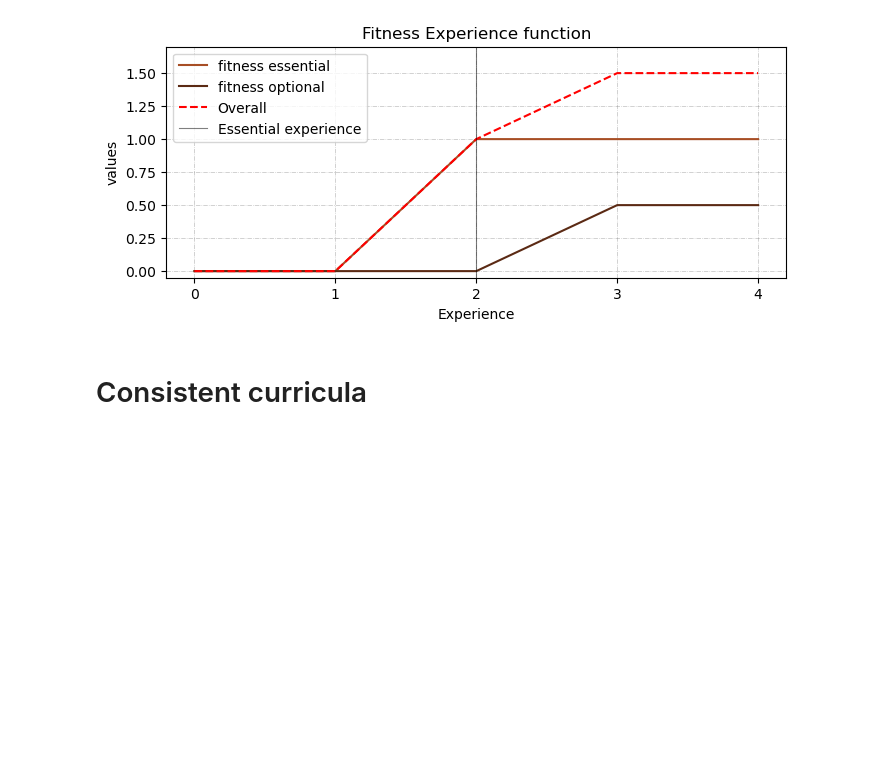
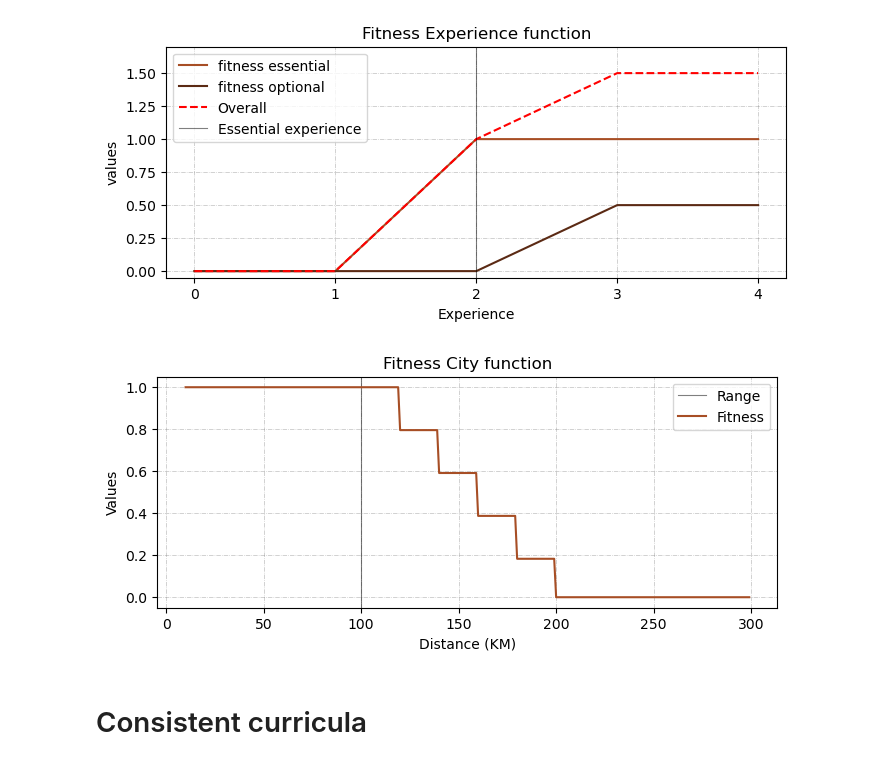
Before and after one commit to jacons/Interpretable-by-design-Human-Recommender, a Jupyter notebook: other_notebook/show_distribution.ipynb, the cells around one changed output. Cells and saved outputs as stored; diff of their text form; code cells hidden in the pictures; blank space fills up the shorter version.

Commit message:
re-arrange fitness classes

```diff
--- a/other_notebook/show_distribution.ipynb
+++ b/other_notebook/show_distribution.ipynb
@@ -167,6 +167,29 @@ axs.legend()
 plt.show()
 # %% [output]
 [figure]
+# %%
+    from Class_utils.FitnessClasses import FitnessCity
+
+fitness_city = FitnessCity(pd.read_csv("../sources/cities_distance.csv"))
+
+range_ = 100
+distances = [*range(10,300,1)]
+fitness = [fitness_city.distance_scoring(d, range_) for d in distances]
+
+_, axs = plt.subplots(figsize=(8,3))
+
+axs.axvline(range_, alpha=0.5,linewidth=0.8, color="black", label="Range")
+axs.plot(distances,fitness, label="Fitness", color=default_par["color"])
+axs.grid(color='grey', linestyle='-.', linewidth=0.5, alpha=0.5)
+axs.set_title("Fitness City function")
+axs.set_xlabel('Distance (KM)')
+axs.set_ylabel('Values')
+axs.set_ylim(-0.05,1.05)
+
+axs.legend()
+plt.show()
+# %% [output]
+[figure, added]
 # %% [markdown]
 # Consistent curricula
 # %%
```
Also changed, not shown: parts of 5 cells of this notebook, 15 other files.
